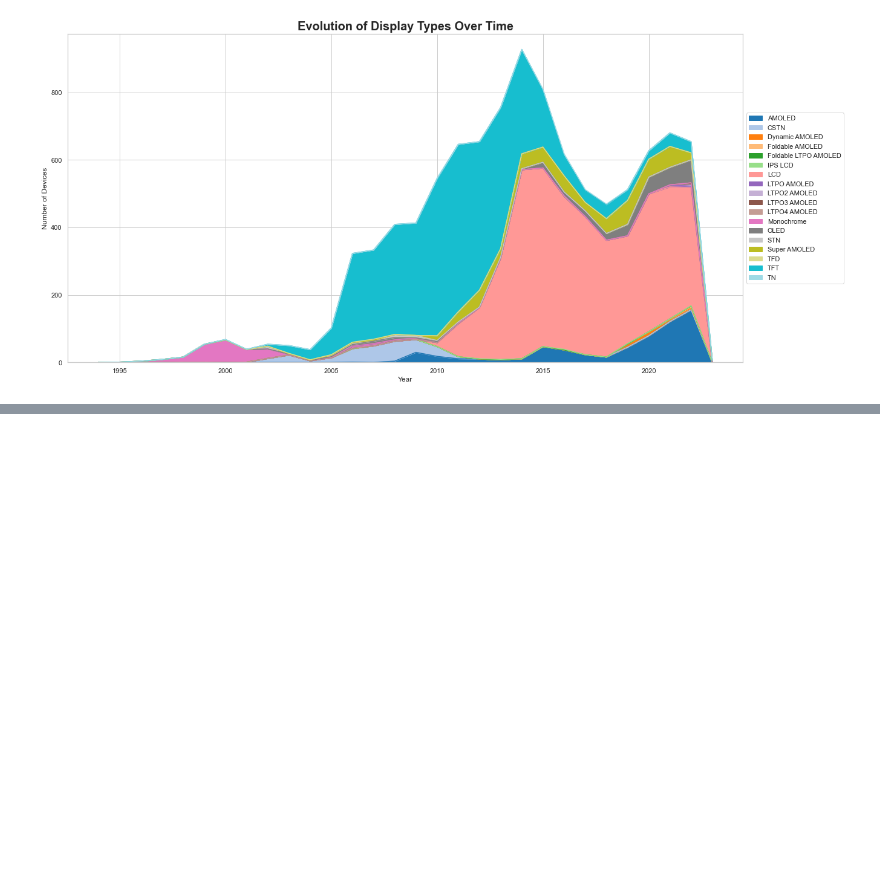
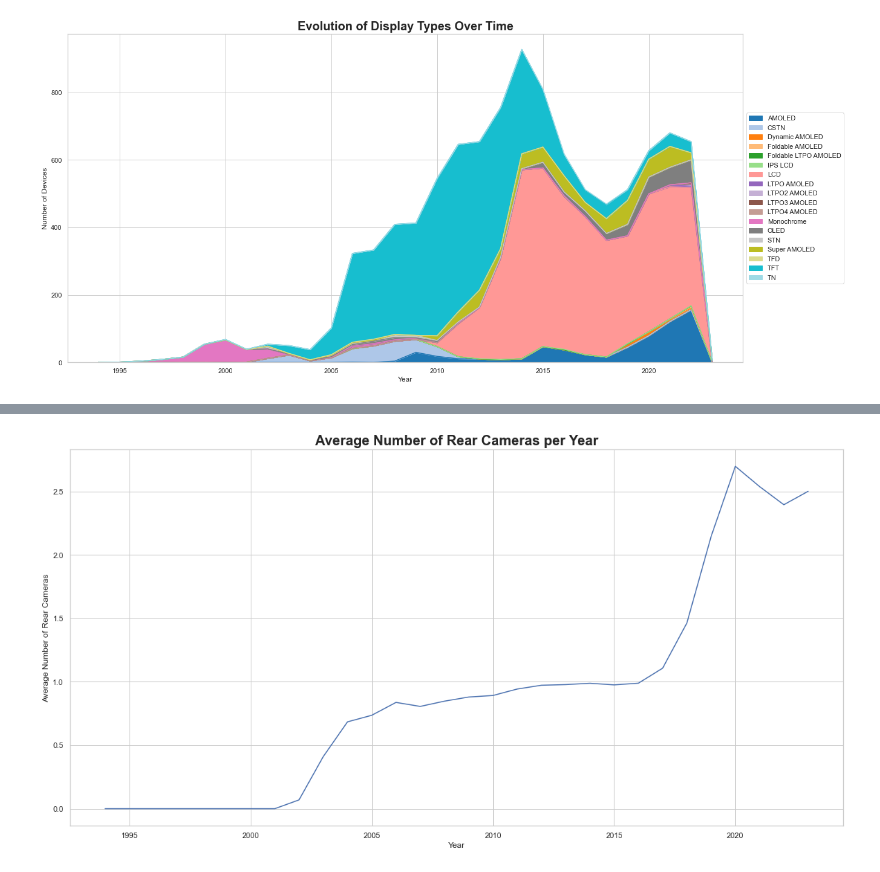
Before and after one commit to AlbertHunduza/Smartphone-Project, a Jupyter notebook: Overview and Analysis.ipynb, the cells around one changed output, grey strips where cells are left out. Saved outputs shown, nothing was run; the diff lists cells and outputs as text; code cells hidden in the pictures; blank space fills up the shorter version.

Commit message:
added camera analysis

```diff
--- a/Overview and Analysis.ipynb
+++ b/Overview and Analysis.ipynb
@@ -700,0 +736,19 @@ plt.show()
+# %%
+# Group the data by year and calculate the average number of rear cameras
+average_cameras_per_year = df.groupby('Release_Year')['Number_of_Rear_Cameras'].mean()
+
+# Create a line plot
+plt.figure(figsize=(20, 10))
+plt.plot(average_cameras_per_year.index, average_cameras_per_year.values)
+
+# Set the x-axis and y-axis labels
+plt.xlabel('Year')
+plt.ylabel('Average Number of Rear Cameras')
+
+# Set the title
+plt.title('Average Number of Rear Cameras per Year', fontsize=20, weight='bold')
+
+# Show the plot
+plt.show()
+# %% [output]
+[figure, added]
```
Also changed, not shown: parts of 9 cells of this notebook.
